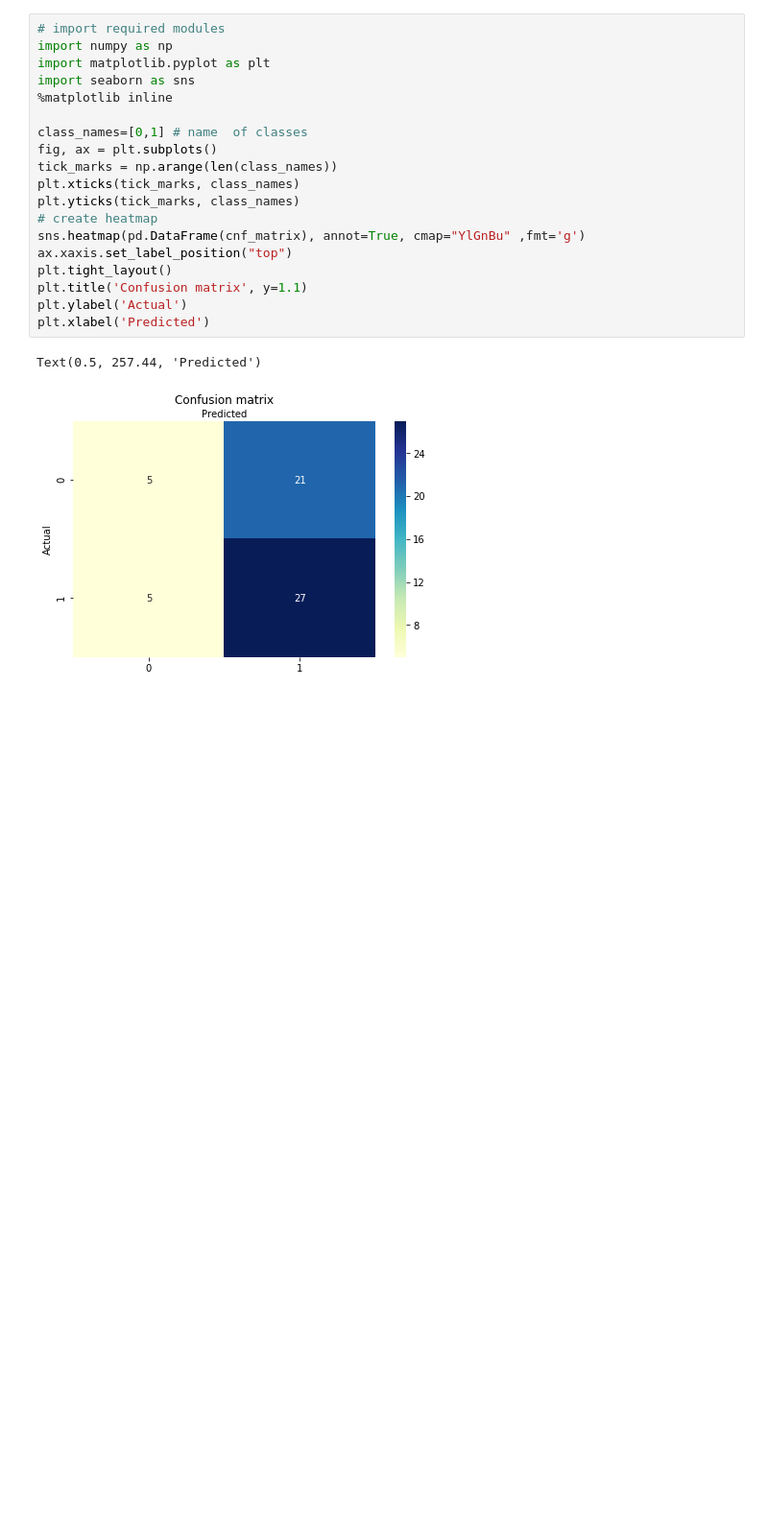
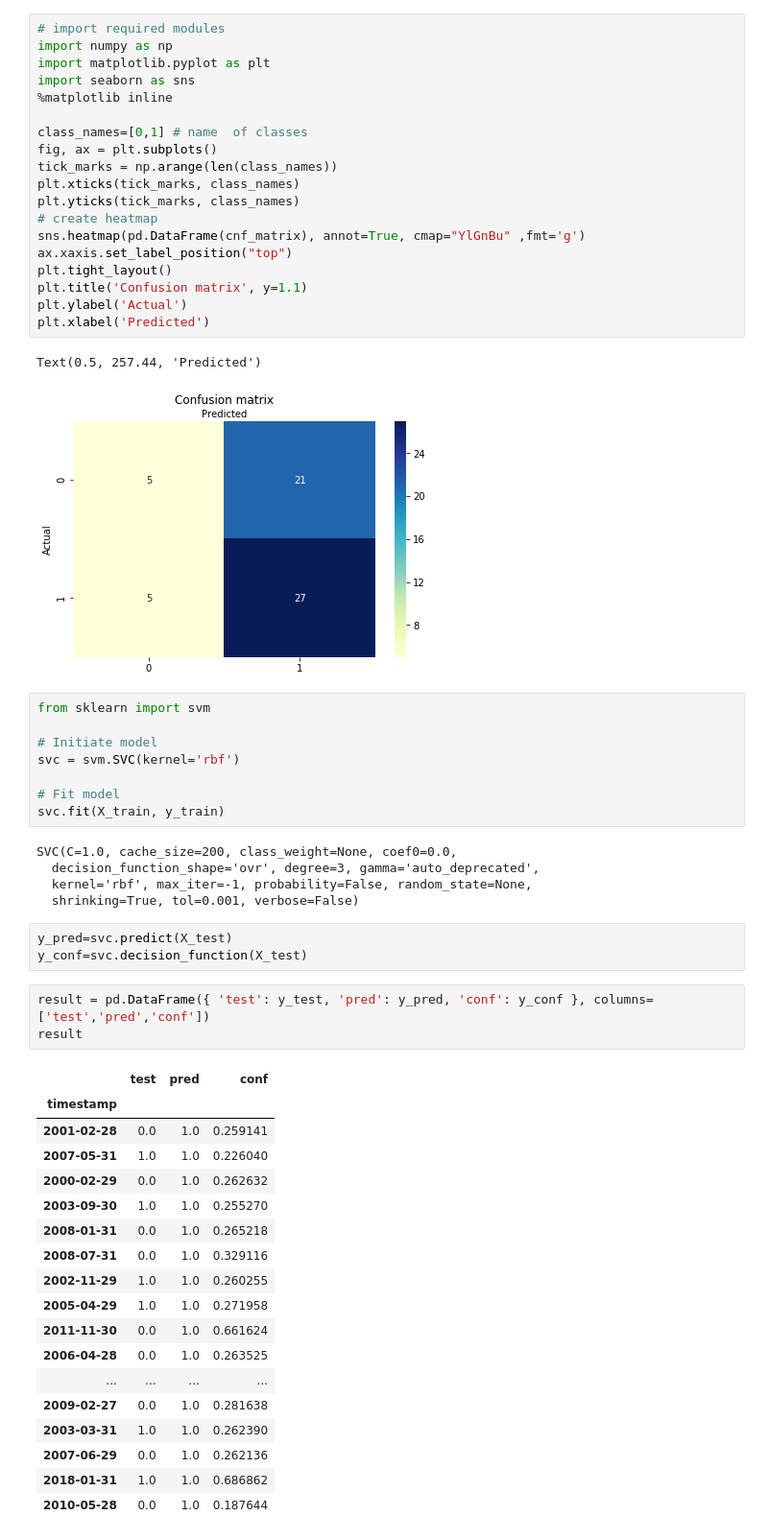
Before and after one commit to thu2pham/StockForecasting, a Jupyter notebook: event_based_forecasting.ipynb, the cells around one changed output. Shown at 96% size. Saved outputs shown, nothing was run; the diff lists cells and outputs as text; blank space fills up the shorter version.

```diff
--- a/event_based_forecasting.ipynb
+++ b/event_based_forecasting.ipynb
@@ -364,3 +364,41 @@ plt.xlabel('Predicted')
 # %% [output]
 Text(0.5, 257.44, 'Predicted')
 [figure]
+# %%
+from sklearn import svm
+
+# Initiate model
+svc = svm.SVC(kernel='rbf')
+
+# Fit model
+svc.fit(X_train, y_train)
+# %% [output]
+SVC(C=1.0, cache_size=200, class_weight=None, coef0=0.0,
+  decision_function_shape='ovr', degree=3, gamma='auto_deprecated',
+  kernel='rbf', max_iter=-1, probability=False, random_state=None,
+  shrinking=True, tol=0.001, verbose=False)
+# %%
+y_pred=svc.predict(X_test)
+y_conf=svc.decision_function(X_test)
+# %%
+result = pd.DataFrame({ 'test': y_test, 'pred': y_pred, 'conf': y_conf }, columns=['test','pred','conf'])
+result
+# %% [output]
+|  | test | pred | conf |
+| timestamp |  |  |  |
+| 2001-02-28 | 0.0 | 1.0 | 0.259141 |
+| 2007-05-31 | 1.0 | 1.0 | 0.226040 |
+| 2000-02-29 | 0.0 | 1.0 | 0.262632 |
+| 2003-09-30 | 1.0 | 1.0 | 0.255270 |
+| 2008-01-31 | 0.0 | 1.0 | 0.265218 |
+| 2008-07-31 | 0.0 | 1.0 | 0.329116 |
+| 2002-11-29 | 1.0 | 1.0 | 0.260255 |
+| 2005-04-29 | 1.0 | 1.0 | 0.271958 |
+| 2011-11-30 | 0.0 | 1.0 | 0.661624 |
+| 2006-04-28 | 0.0 | 1.0 | 0.263525 |
+| ... | ... | ... | ... |
+| 2009-02-27 | 0.0 | 1.0 | 0.281638 |
+| 2003-03-31 | 1.0 | 1.0 | 0.262390 |
+| 2007-06-29 | 0.0 | 1.0 | 0.262136 |
+| 2018-01-31 | 1.0 | 1.0 | 0.686862 |
+| 2010-05-28 | 0.0 | 1.0 | 0.187644 |
```
Also changed, not shown: parts of 9 cells of this notebook.
